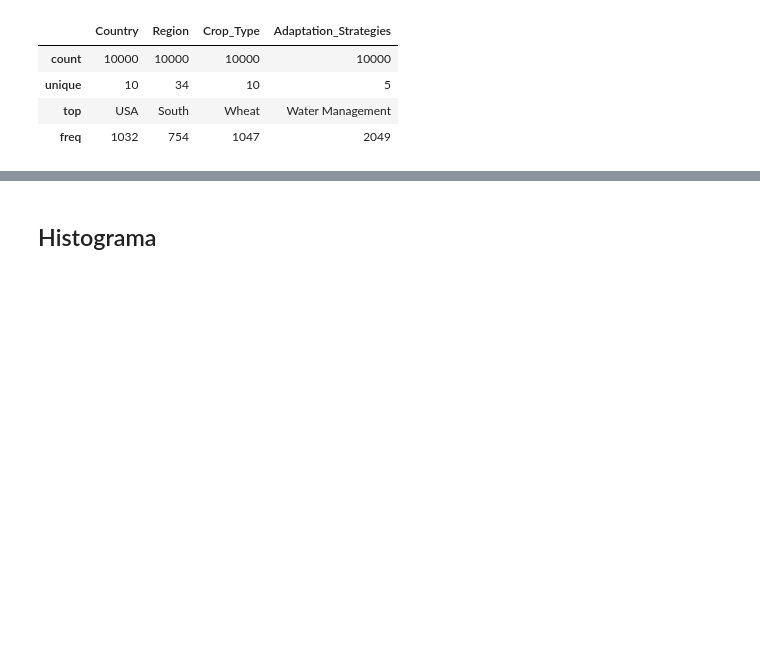
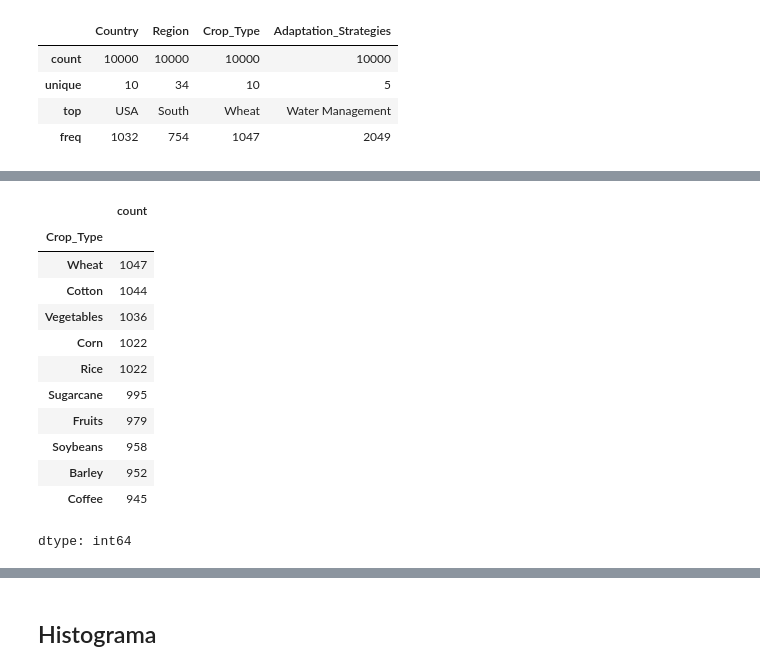
Before and after one commit to johnOliveiraLima/clima_change, a Jupyter notebook: Agro.ipynb, the cells around one changed output, grey strips where cells are left out. Drawn from its saved outputs; the diff is of its cells as text; code cells hidden in the pictures; blank space fills up the shorter version.

```diff
--- a/Agro.ipynb
+++ b/Agro.ipynb
@@ -97,0 +296,17 @@ df.describe(include = [object])
+# %%
+# As culturas mais usadas no mundo
+df['Crop_Type'].value_counts().sort_values(ascending = False)
+# %% [output]
+|  | count |
+| Crop_Type |  |
+| Wheat | 1047 |
+| Cotton | 1044 |
+| Vegetables | 1036 |
+| Corn | 1022 |
+| Rice | 1022 |
+| Sugarcane | 995 |
+| Fruits | 979 |
+| Soybeans | 958 |
+| Barley | 952 |
+| Coffee | 945 |
+dtype: int64
```
Also changed, not shown: parts of 37 cells of this notebook.
